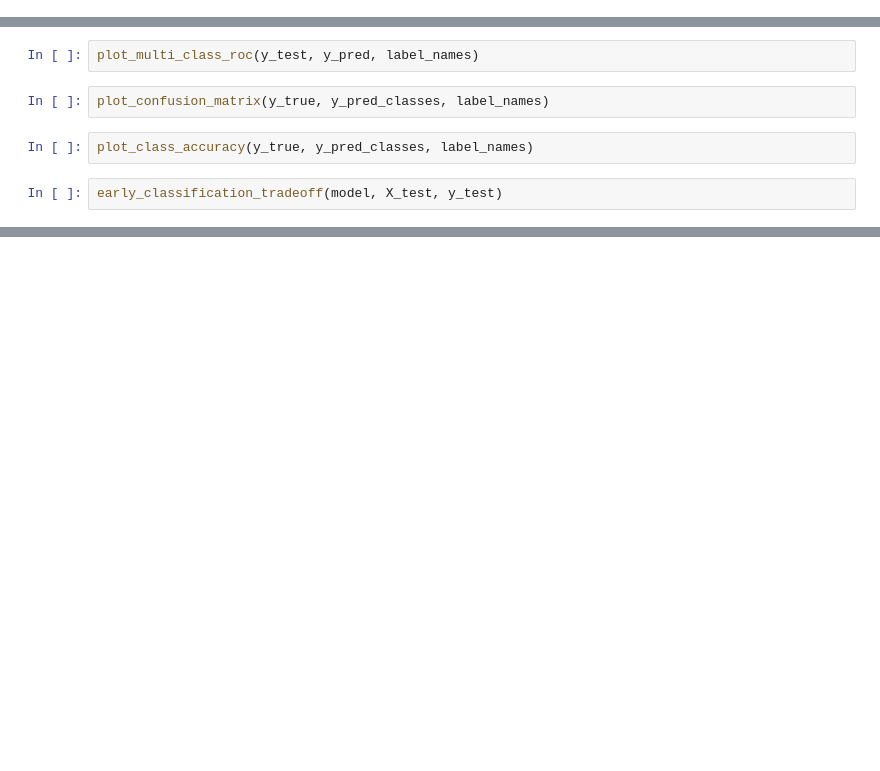
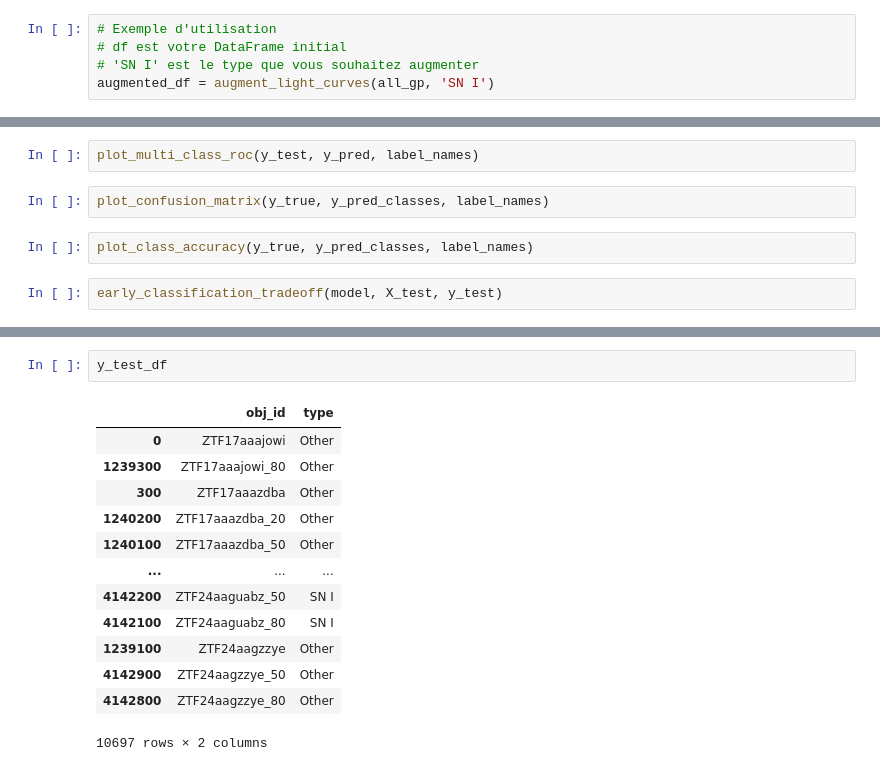
Before and after one commit to theobonzi/ML_skyportal, a Jupyter notebook: main.ipynb, the cells around one changed output, grey strips where cells are left out. Saved outputs shown, nothing was run; the diff lists cells and outputs as text; blank space fills up the shorter version.

```diff
--- a/main.ipynb
+++ b/main.ipynb
@@ -302,0 +382,5 @@ plot_gp(augmented_df[augmented_df['obj_id'] == sn_ii_id + '_gaussian_noise'])
+# %%
+# Exemple d'utilisation
+# df est votre DataFrame initial
+# 'SN I' est le type que vous souhaitez augmenter
+augmented_df = augment_light_curves(all_gp, 'SN I')
@@ -550,0 +1060,16 @@ early_classification_tradeoff(model, X_test, y_test)
+# %%
+y_test_df
+# %% [output]
+|  | obj_id | type |
+| 0 | ZTF17aaajowi | Other |
+| 1239300 | ZTF17aaajowi_80 | Other |
+| 300 | ZTF17aaazdba | Other |
+| 1240200 | ZTF17aaazdba_20 | Other |
+| 1240100 | ZTF17aaazdba_50 | Other |
+| ... | ... | ... |
+| 4142200 | ZTF24aaguabz_50 | SN I |
+| 4142100 | ZTF24aaguabz_80 | SN I |
+| 1239100 | ZTF24aagzzye | Other |
+| 4142900 | ZTF24aagzzye_50 | Other |
+| 4142800 | ZTF24aagzzye_80 | Other |
+10697 rows × 2 columns
```
Also changed, not shown: parts of 37 cells of this notebook.
